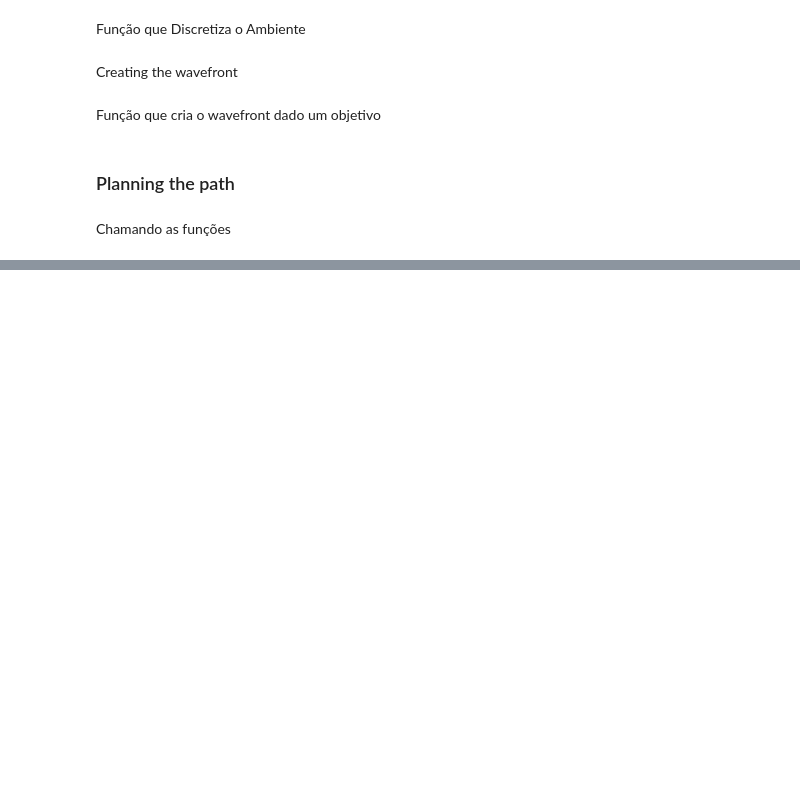
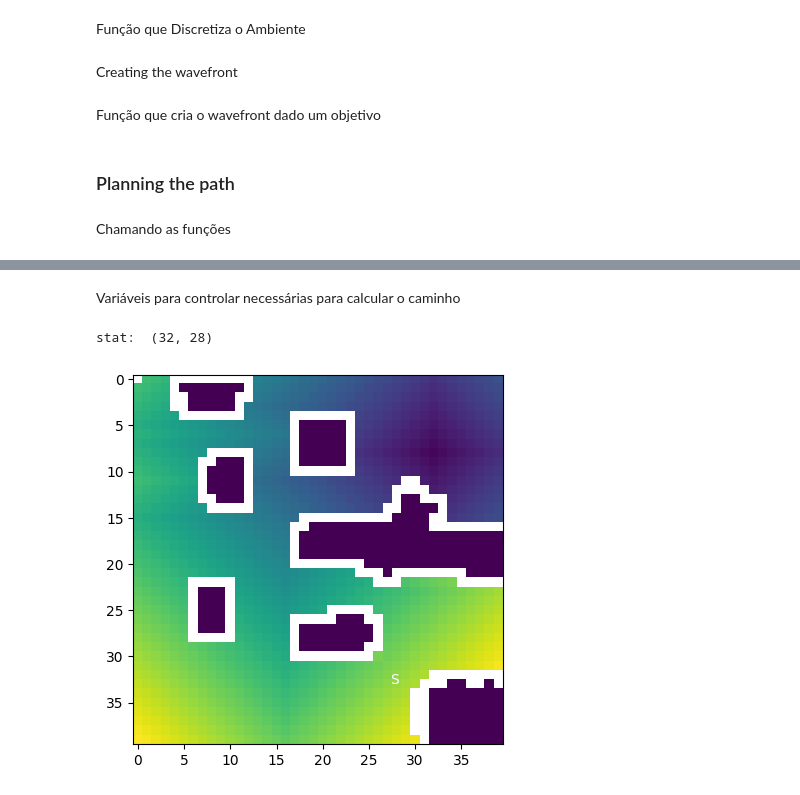
Before and after one commit to RaphaSilva470/Robotica, a Jupyter notebook: TP2/note.ipynb, the cells around one changed output, grey strips where cells are left out. Cells and saved outputs as stored; diff of their text form; code cells hidden in the pictures; blank space fills up the shorter version.

```diff
--- a/TP2/note.ipynb
+++ b/TP2/note.ipynb
@@ -367,8 +428,33 @@ waveFrontPathPlanning(wave, start, pos)
-# %%
-# Converte da representação em metros dado pela simulação
-# Para a representação em celulas usado no wavefront
-def convertMetersToCells(x, y):
-    x_cell = int((x + 5) / 2)
-    y_cell = int((y + 5) / 2)
-
-    return x_cell, y_cell
+# %% [markdown]
+Variáveis para controlar necessárias para calcular o caminho
+# %%
+# An exemple of how to use the api to connet to coppelia
+client = RemoteAPIClient()
+sim = client.require('sim')
+sim.setStepping(True)
+
+sim.startSimulation()
+
+robotname = '/Pioneer_p3dx'
+robotHandle = sim.getObject(robotname)
+
+robotPos = sim.getObjectPosition(robotHandle)
+x, y = convertMetersToCells(robotPos[0], robotPos[1], cell_size)
+# Posição Inicial do robô
+start = (x, y)
+
+print('stat: ', start)
+
+sim.stopSimulation()
+sleep(1)
+
+# Plota como ficou a wavefront
+plt.imshow( wave )
+
+# Mostra a onde está o goal
+plt.annotate('S', xy=(start[1]-0.25, start[0]+0.5),
+                    ha='center', va='center', color='white')
+plt.show()
+# %% [output]
+stat:  (32, 28)
+[figure, added]
```
Also changed, not shown: parts of 15 cells of this notebook.
